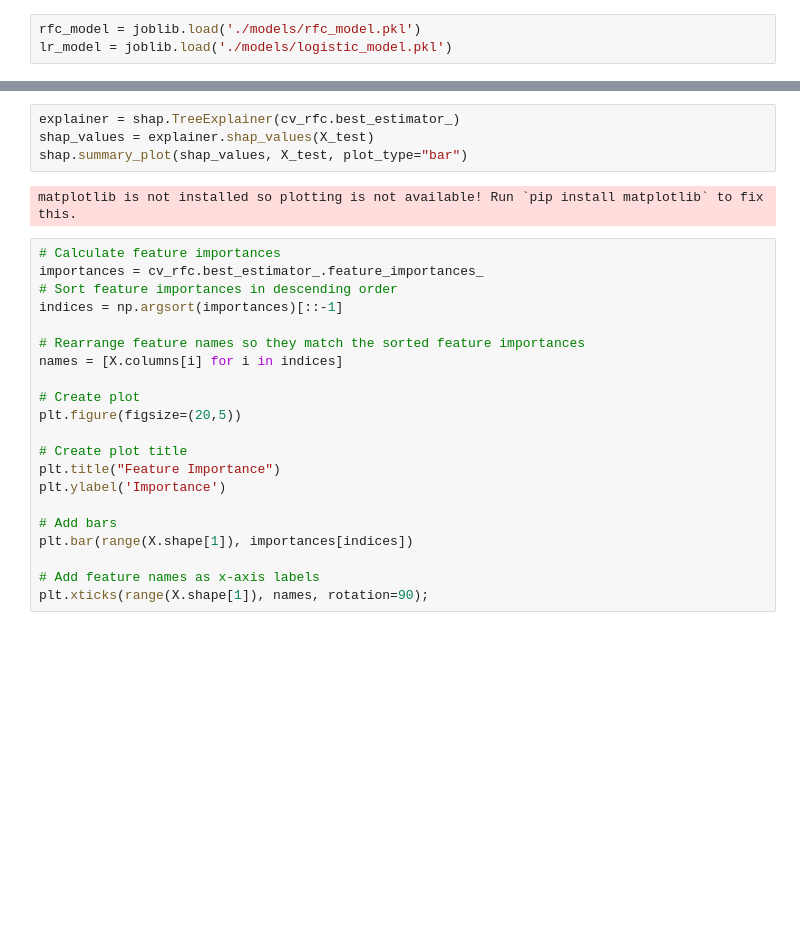
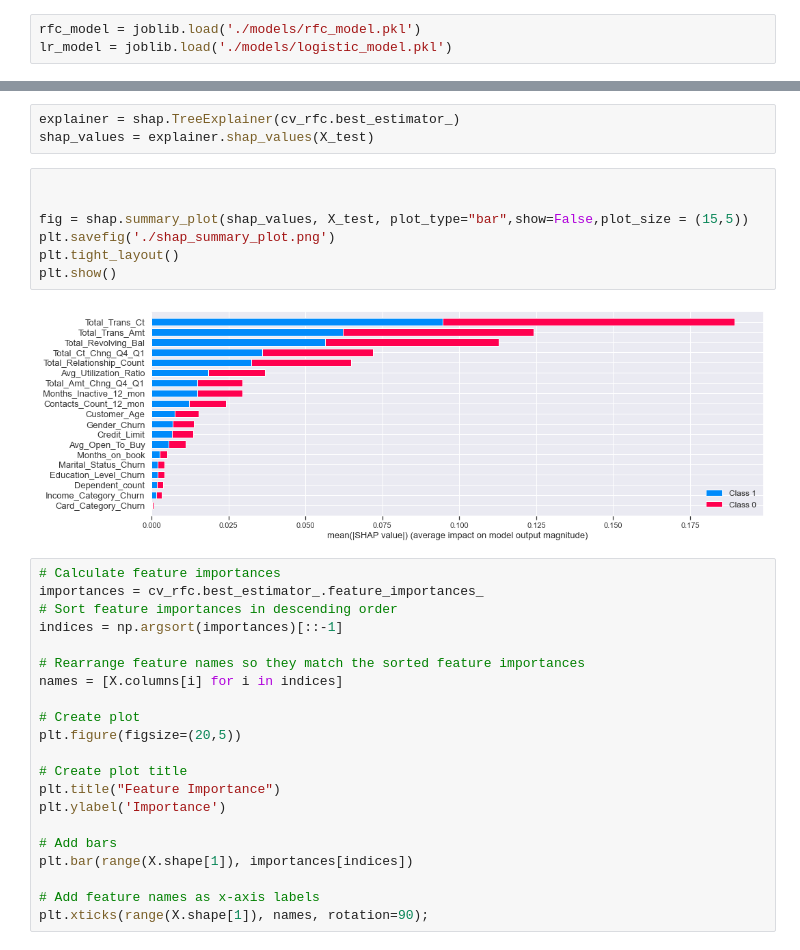
Before and after one commit to Waddaben/Customer_Churn, a Jupyter notebook: churn_notebook.ipynb, the cells around one changed output, grey strips where cells are left out. Saved outputs shown, nothing was run; the diff lists cells and outputs as text; blank space fills up the shorter version.

```diff
--- a/churn_notebook.ipynb
+++ b/churn_notebook.ipynb
@@ -294,9 +312,15 @@ Function plot_roc_curve is deprecated; Function `plot_roc_curve` is deprecated i
 # %%
 explainer = shap.TreeExplainer(cv_rfc.best_estimator_)
 shap_values = explainer.shap_values(X_test)
-shap.summary_plot(shap_values, X_test, plot_type="bar")
-# %% [output]
-matplotlib is not installed so plotting is not available! Run `pip install matplotlib` to fix this.
+# %%
+
+
+fig = shap.summary_plot(shap_values, X_test, plot_type="bar",show=False,plot_size = (15,5))
+plt.savefig('./shap_summary_plot.png')
+plt.tight_layout()
+plt.show()
+# %% [output]
+[figure, added]
 # %%
 # Calculate feature importances
 importances = cv_rfc.best_estimator_.feature_importances_
```
Also changed, not shown: parts of 9 cells of this notebook, 11 other files.
